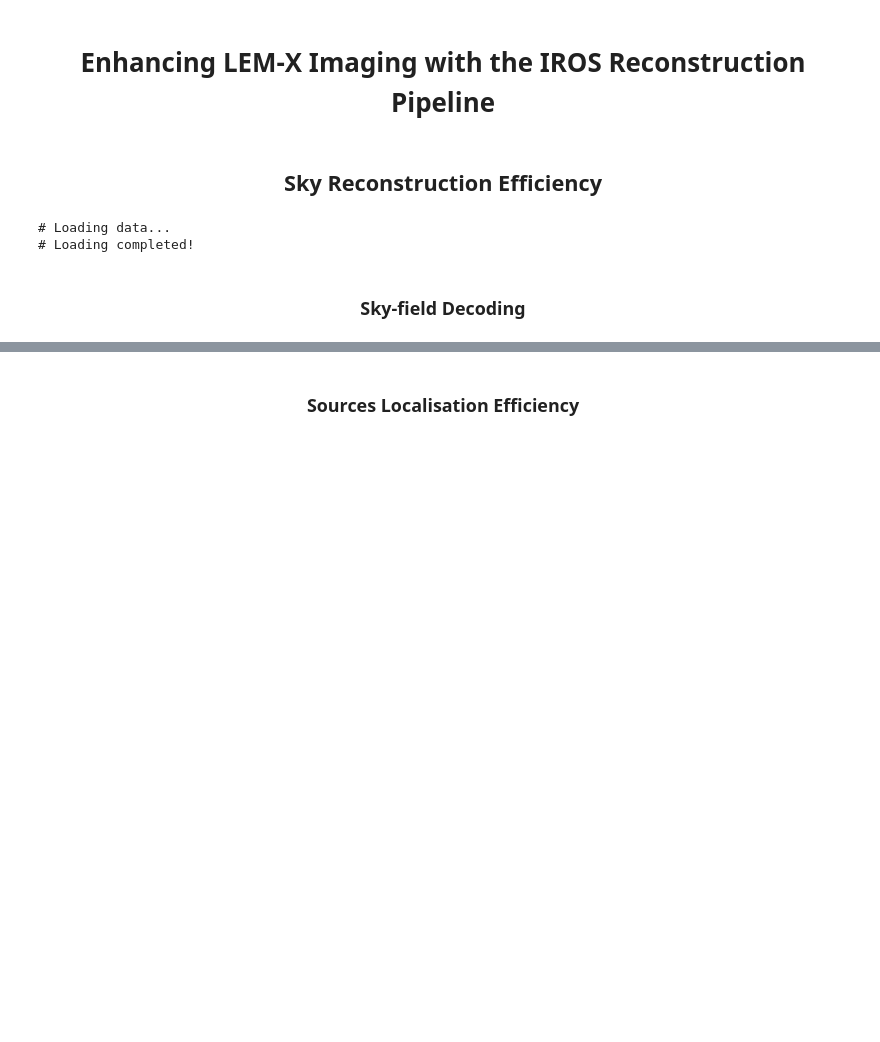
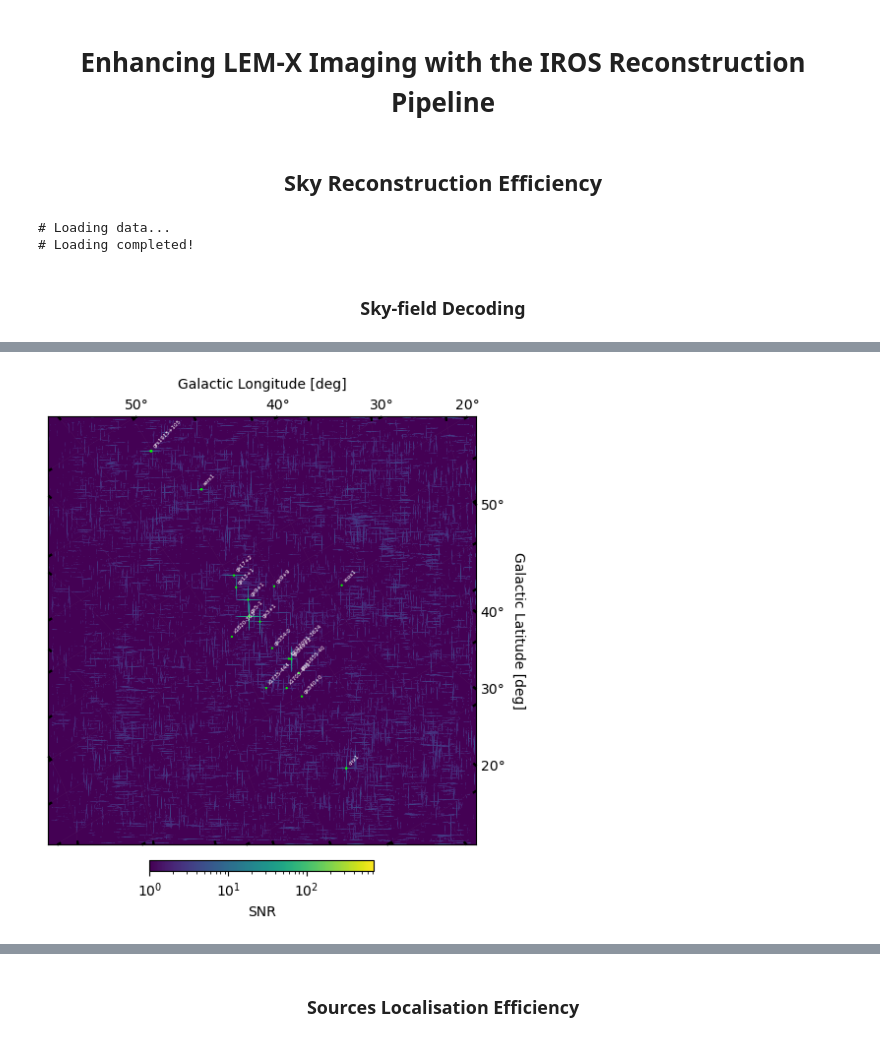
Before and after one commit to EdoardoGiancarli/LearningCodedMasks, a Jupyter notebook: IROS/PAPER_RecImgs.ipynb, the cells around one changed output, grey strips where cells are left out. Saved outputs shown, nothing was run; the diff lists cells and outputs as text; code cells hidden in the pictures; blank space fills up the shorter version.

```diff
--- a/IROS/PAPER_RecImgs.ipynb
+++ b/IROS/PAPER_RecImgs.ipynb
@@ -192,0 +207,16 @@ show_composed_skymap(
+# %%
+KWS_comp = {
+    'ticks_spacing': 10,
+    'txt_offset': (10, 30),
+    'txt_visual': {'textangle': 45, 'color': 'white', 'fontsize': 4},
+    'figsize': (6, 6),
+}
+show_composed_skymap(
+    image=transf(out_comp),
+    wcs=wcs,
+    reg=reg,
+    save_to=f'{OUT_RESULTS_PATH}/composed_OUTSKY.pdf',
+    **KWS_comp,
+)
+# %% [output]
+[figure, added]
```
Also changed, not shown: parts of 18 cells of this notebook, 1 other file.
